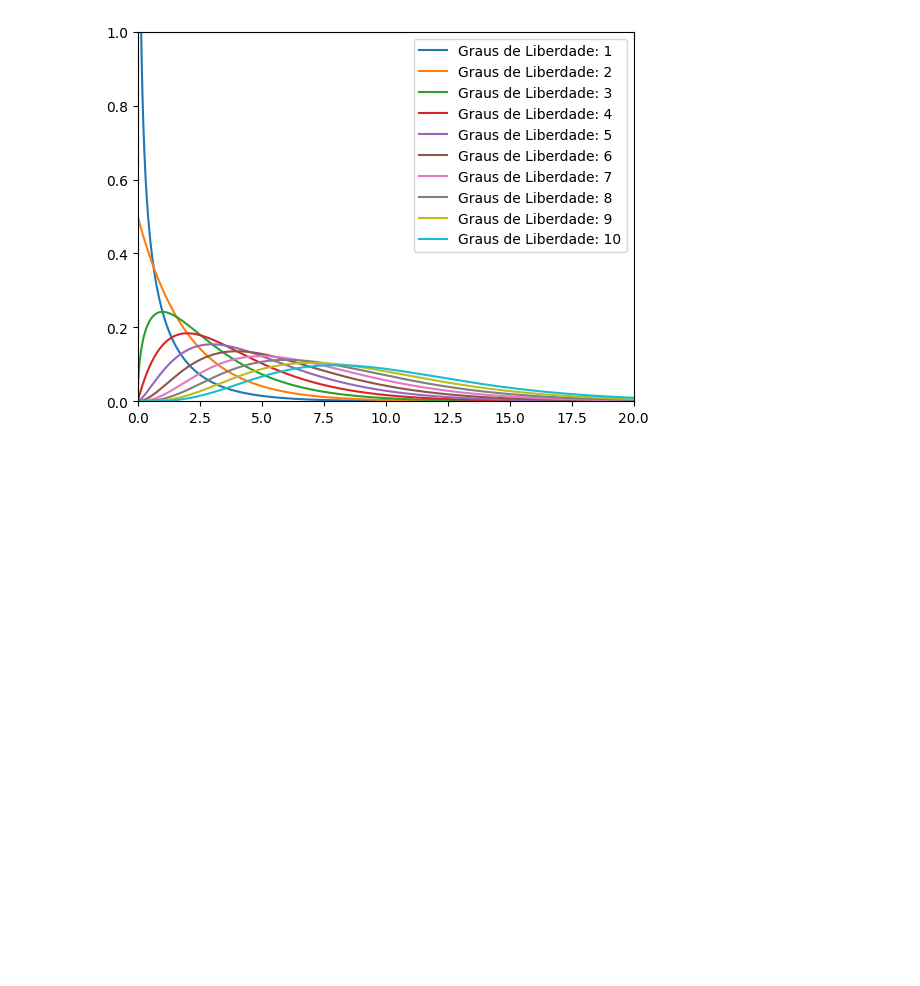
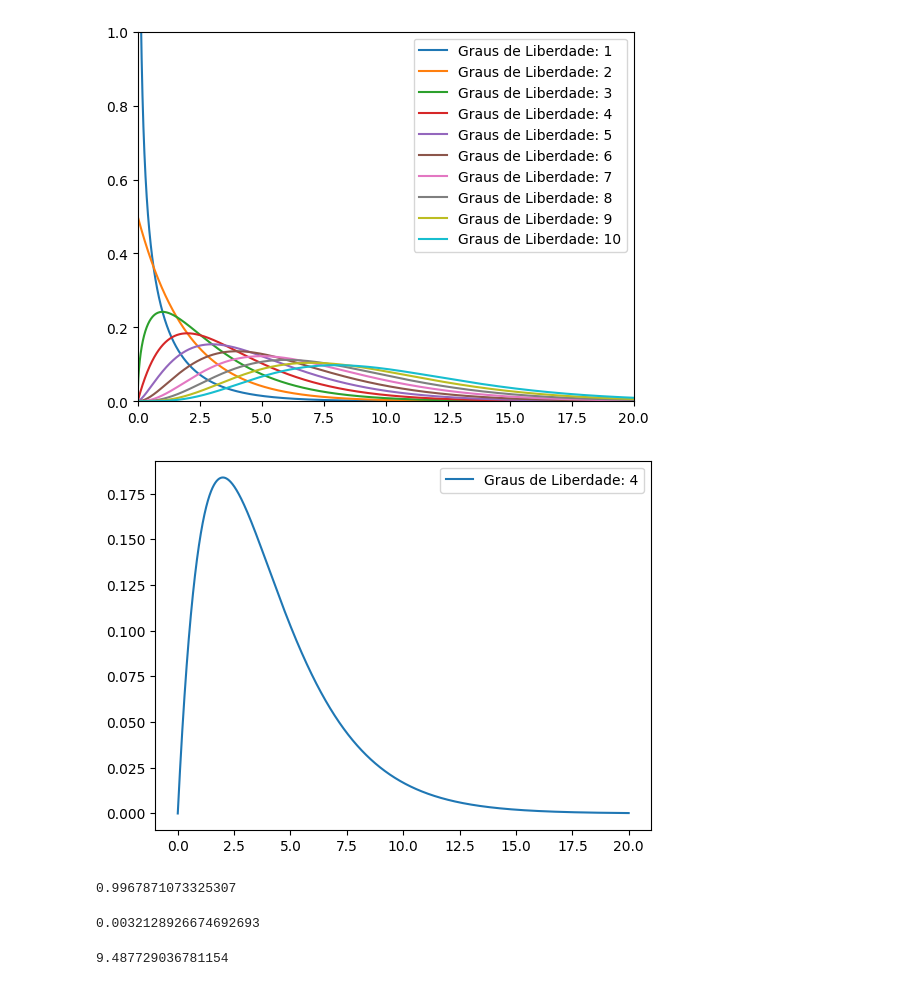
Before and after one commit to stephanyresque/Ciencia-de-dados-2, a Jupyter notebook: mes01/07_01_25.ipynb, the cells around one changed output. Drawn from its saved outputs; the diff is of its cells as text; code cells hidden in the pictures; blank space fills up the shorter version.

```diff
--- a/mes01/07_01_25.ipynb
+++ b/mes01/07_01_25.ipynb
@@ -447,3 +447,25 @@ plt.legend()
 plt.show()
 # %% [output]
 [figure]
+# %%
+x = np.linspace(0, 20, 10_000)
+y = chi2.pdf(x, 4)
+
+plt.plot(x, y, label = 'Graus de Liberdade: 4')
+
+plt.legend()
+plt.show()
+# %% [output]
+[figure, added]
+# %%
+chi2.cdf(15.86, 4)
+# %% [output]
+0.9967871073325307
+# %%
+1 - chi2.cdf(15.86, 4)
+# %% [output]
+0.0032128926674692693
+# %%
+chi2.ppf(0.95, 4)
+# %% [output]
+9.487729036781154
```
Also changed, not shown: parts of 4 cells of this notebook.
